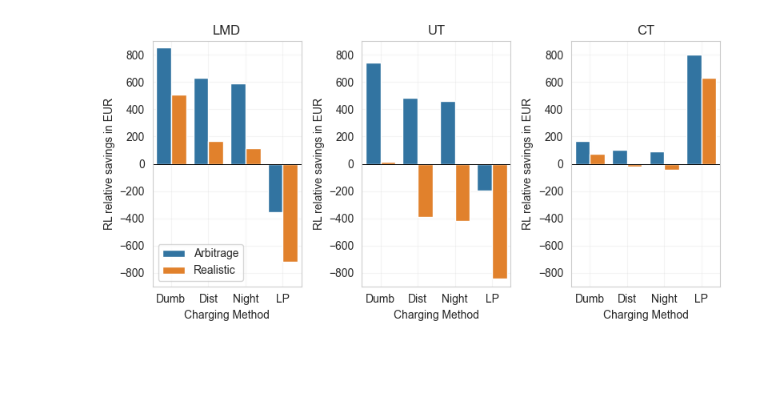
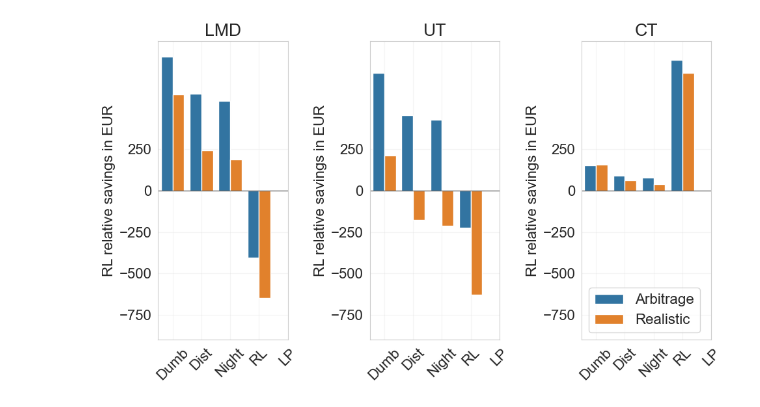
Before and after one commit to EnzoCording/FleetRL, a Jupyter notebook: src/FleetRL/agents/Benchmarks/benchmark_comparison.ipynb, the cells around one changed output. Cells and saved outputs as stored; diff of their text form; code cells hidden in the pictures; blank space fills up the shorter version.

Commit message:
Benchmarks: more graphs, showcase of pickle data for specific days

```diff
--- a/src/FleetRL/agents/Benchmarks/benchmark_comparison.ipynb
+++ b/src/FleetRL/agents/Benchmarks/benchmark_comparison.ipynb
@@ -3,6 +3,10 @@ import pandas as pd
 import numpy as np
 import matplotlib.pyplot as plt
 import seaborn as sns
+import matplotlib
+import matplotlib.pyplot as plt
+
+matplotlib.rcParams.update({'font.size': 16})
 # %%
 dist_ct_arb = pd.read_pickle("./logs/dist/dist_log_ct_arb.pickle")
 dist_ct_real = pd.read_pickle("./logs/dist/dist_log_ct_real.pickle")
@@ -598,58 +653,67 @@ rel_cashflow_comp_ut = pd.DataFrame({
 min_missing = dumb_ct_arb["SOC violation"].sum()
 avg_price = dumb_ct_arb["Observation"].mean()[4]
 
-rl_arb = rl_ct_arb["Cashflow"].sum() + (min_missing - rl_ct_arb["SOC violation"].sum()) * 60 * avg_price / 1000
-rl_real = rl_ct_real["Cashflow"].sum() + (min_missing - rl_ct_real["SOC violation"].sum()) * 60 * avg_price / 1000
+rl_arb = rl_ct_arb["Cashflow"].sum() + (min_missing - rl_ct_arb["SOC violation"].sum()) * 16.7 * avg_price / 1000
+rl_real = rl_ct_real["Cashflow"].sum() + (min_missing - rl_ct_real["SOC violation"].sum()) * 16.7 * avg_price / 1000
 
 
 rel_cashflow_comp_ct = pd.DataFrame({
     'Charging Method': ["Dumb", "Dist", "Night", "LP"] * 2,
     'Case': ['Arbitrage'] * 4 + ['Realistic'] * 4,
     'Cashflow': [
-        rl_arb - (dumb_ct_arb["Cashflow"].sum() + (min_missing - dumb_ct_arb["SOC violation"].sum()) * 60 * avg_price / 1000),
-        rl_arb - (dist_ct_arb["Cashflow"].sum() + (min_missing - dist_ct_arb["SOC violation"].sum()) * 60 * avg_price / 1000),
-        rl_arb - (night_ct_arb["Cashflow"].sum() + (min_missing - night_ct_arb["SOC violation"].sum()) * 60 * avg_price / 1000),
-        rl_arb - (lin_ct_arb["Cashflow"].sum() + (min_missing - lin_ct_arb["SOC violation"].sum()) * 60 * avg_price / 1000),
-        rl_real - (dumb_ct_real["Cashflow"].sum() + (min_missing - dumb_ct_real["SOC violation"].sum()) * 60 * avg_price / 1000),
-        rl_real - (dist_ct_real["Cashflow"].sum() + (min_missing - dist_ct_real["SOC violation"].sum()) * 60 * avg_price / 1000),
-        rl_real - (night_ct_real["Cashflow"].sum() + (min_missing - night_ct_real["SOC violation"].sum()) * 60 * avg_price / 1000),
-        rl_real - (lin_ct_real["Cashflow"].sum() + (min_missing - lin_ct_real["SOC violation"].sum()) * 60 * avg_price / 1000)
+        rl_arb - (dumb_ct_arb["Cashflow"].sum() + (min_missing - dumb_ct_arb["SOC violation"].sum()) * 16.7 * avg_price / 1000),
+        rl_arb - (dist_ct_arb["Cashflow"].sum() + (min_missing - dist_ct_arb["SOC violation"].sum()) * 16.7 * avg_price / 1000),
+        rl_arb - (night_ct_arb["Cashflow"].sum() + (min_missing - night_ct_arb["SOC violation"].sum()) * 16.7 * avg_price / 1000),
+        rl_arb - (lin_ct_arb["Cashflow"].sum() + (min_missing - lin_ct_arb["SOC violation"].sum()) * 16.7 * avg_price / 1000),
+        rl_real - (dumb_ct_real["Cashflow"].sum() + (min_missing - dumb_ct_real["SOC violation"].sum()) * 16.7 * avg_price / 1000),
+        rl_real - (dist_ct_real["Cashflow"].sum() + (min_missing - dist_ct_real["SOC violation"].sum()) * 16.7 * avg_price / 1000),
+        rl_real - (night_ct_real["Cashflow"].sum() + (min_missing - night_ct_real["SOC violation"].sum()) * 16.7 * avg_price / 1000),
+        rl_real - (lin_ct_real["Cashflow"].sum() + (min_missing - lin_ct_real["SOC violation"].sum()) * 16.7 * avg_price / 1000)
     ]
 })
 # %%
-(fig, ax) = plt.subplots(1,3, figsize=(8,4))
+(fig, ax) = plt.subplots(1,3, figsize=(10,6))
 sns.barplot(x='Charging Method', y='Cashflow', hue='Case', data=rel_cashflow_comp_lmd, ax=ax[0])
 sns.barplot(x='Charging Method', y='Cashflow', hue='Case', data=rel_cashflow_comp_ut, ax=ax[1])
 sns.barplot(x='Charging Method', y='Cashflow', hue='Case', data=rel_cashflow_comp_ct, ax=ax[2])
 
 ax[0].set_ylim([-900, 900])
 ax[0].grid(alpha=0.2)
 ax[0].legend(loc="lower left")
 ax[0].title.set_text("LMD")
 ax[0].axhline(0, color='black', linewidth=0.7)
 ax[0].set_ylabel("RL relative savings in EUR")
+ax[0].get_legend().remove()
+
 
 ax[1].set_ylim([-900, 900])
 ax[1].grid(alpha=0.2)
 ax[1].get_legend().remove()
 ax[1].set_ylabel("")
 ax[1].title.set_text("UT")
 ax[1].axhline(0, color='black', linewidth=0.7)
 ax[1].set_ylabel("RL relative savings in EUR")
 
 
 #ax[1].set_yticklabels("")
 ax[2].set_ylim([-900, 900])
 ax[2].grid(alpha=0.2)
 ax[2].get_legend().remove()
 ax[2].set_ylabel("")
 ax[2].title.set_text("CT")
 ax[2].axhline(0, color='black', linewidth=0.7)
 ax[2].set_ylabel("RL relative savings in EUR")
+ax[2].legend(loc="lower left")
 
+for i in range(3):
+    ax[i].set_xlabel("")
+    #ax[i].set_ylabel("Annual electricity cost in EUR")
+    ax[i].set_xticks([0,1,2,3,4],["Dumb", "Dist", "Night", "RL", "LP"], rotation=45)
+    ax[i].set_yticks([-1500, -1250, -1000, -750, -500, -250, 0, 250])
+    ax[i].set_ylim([-900, 900])
 
 plt.tight_layout()
-plt.savefig("rel_test.pdf")
+# plt.savefig("relative_results_ppo.pdf")
 plt.show()
 # %% [output]
-[figure, old version]
+[figure, new version]
```
Also changed, not shown: parts of 23 cells of this notebook, 3 other files.
